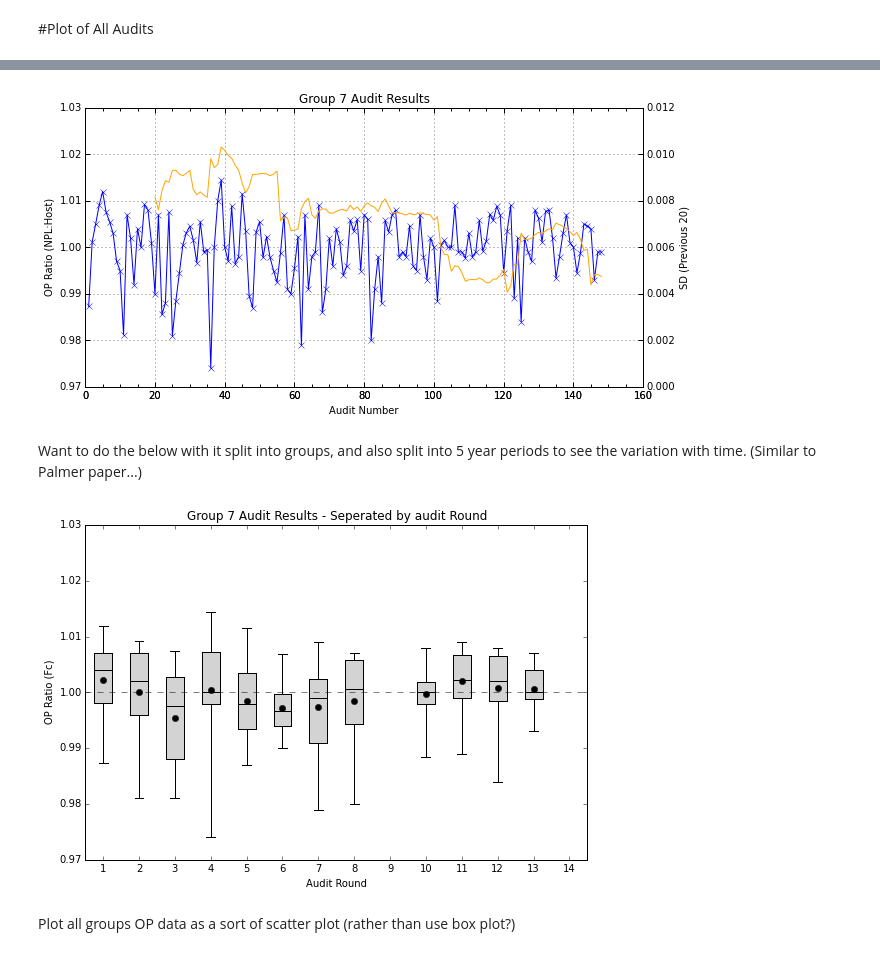
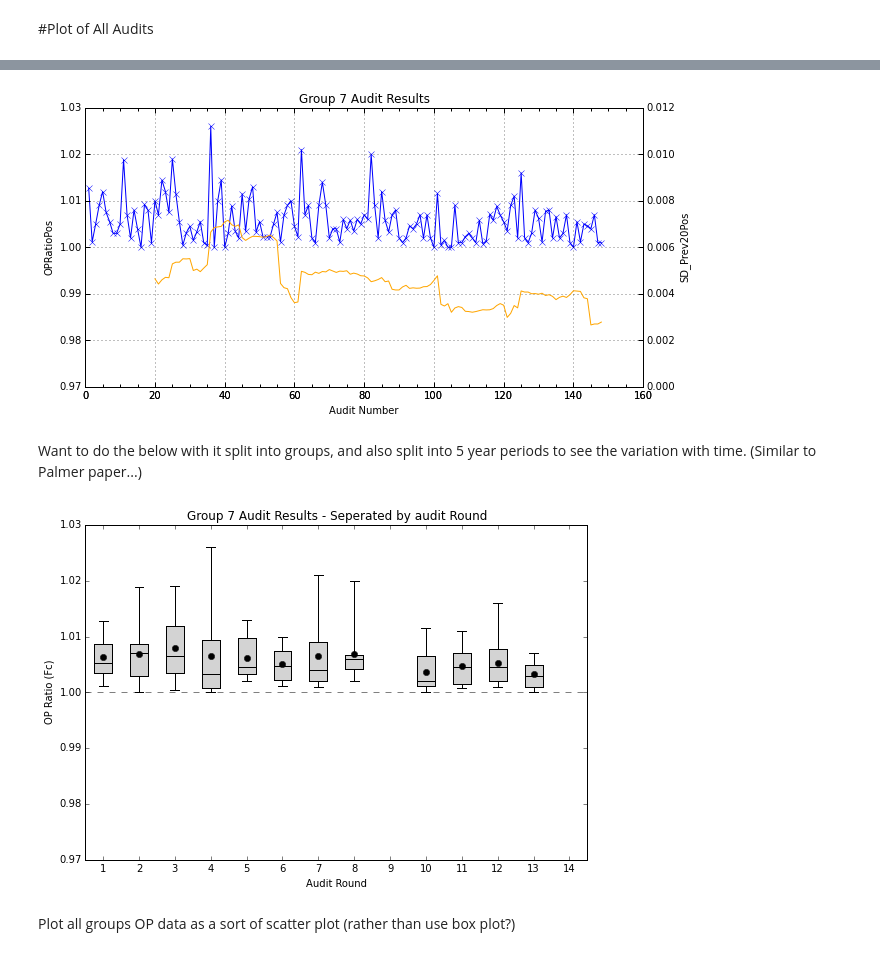
Before and after one commit to mbolt01/InitialCode, a Jupyter notebook: Data Plots - Group7.ipynb, the cells around one changed output, grey strips where cells are left out. Cells and saved outputs as stored; diff of their text form; code cells hidden in the pictures.

```diff
--- a/Data Plots - Group7.ipynb
+++ b/Data Plots - Group7.ipynb
@@ -1,3 +3,6 @@
+# %%
+#name = 'OPRatio'
+name = 'OPRatioPos'
 # %%
 import numpy as np
 import pandas as pd
@@ -19,7 +24,7 @@ Set file to look at containing data
 # %%
 #mainpath = 'C:/Users/mb22/OneDrive/PhD/Quasar Shared/'
 #filepath = 'Data/NPL_Table_All.xlsx'
-filepath = 'Data to Import/SWData.csv'
+filepath = 'Data to Import/G7Data.csv'
 
 #fullpath=mainpath+filepath
 fullpath=cwd+'/'+filepath # use if need to specify full path for some reason.
@@ -161,8 +158,16 @@ data_datesort = plotdata.sort(['Date'], ascending=True) #Sort by date and energy
 
 m = data_datesort     # to allow shorter references to dataframes
 
+if 'Pos' in name:
+    sdname = 'SD_Prev20Pos'
+else:
+    sdname = 'SD_Prev20'
+
 m['SD_Prev20'] = np.nan
 m['SD_Prev20'] = pd.rolling_std(m['OPRatio'],window=20)
 
-m.head()
+m['SD_Prev20Pos'] = np.nan
+m['SD_Prev20Pos'] = pd.rolling_std(m['OPRatioPos'],window=20)
+
+m.tail()
 # %% [output]
@@ -175,36 +180,36 @@ m.head()
 # %%
 #m = mv_data_datesort
 
 pylab.rcParams['figure.figsize'] = 10, 5 # change size of figures
 fig1 = plt.figure()
 axes1 = fig1.add_subplot(1,1,1)
 plt.title('Group 7 Audit Results')
 plt.xlabel("Audit Number")
-plt.ylabel("OP Ratio (NPL:Host)")
+plt.ylabel(name)
 plt.ylim(0.97, 1.03)
 axes1.xaxis.set_minor_locator(AutoMinorLocator(4)) #used to set the number of minor ticks between major ticks
 plt.tick_params(which='major', width=1, length=5)
 plt.tick_params(which='minor', width=1, length=3)
 plt.grid(True, which='major')
 
-x=np.arange(1,m['OPRatio'].count()+1)
-y=m['OPRatio']
+x=np.arange(1,m[name].count()+1)
+y=m[name]
 #yerr=(m['OPError']*m['OPRatio'])/100
 
-ysd=m['SD_Prev20']
+ysd=m[sdname]
 
 #plt.errorbar(x, y, ecolor='black')
 axes2=fig1.add_subplot(111, sharex=axes1, frameon=False)
 axes2.yaxis.tick_right()
 axes2.yaxis.set_label_position('right')
 plt.ylim(0, 0.012)
-plt.ylabel("SD (Previous 20)")
+plt.ylabel(sdname)
 line2=axes2.plot(x,ysd, color='orange')
 line1=axes1.plot(x,y, '-x', color='blue')
 
 #plt.savefig('G7/G7_All_audits.png', bbox_inches='tight', dpi=300)
 # %% [output]
-[figure, old version]
+[figure, new version]
 # %% [markdown]
 Want to do the below with it split into groups, and also split into 5 year periods to see the variation with time. (Similar to Palmer paper...)
 # %%
@@ -217,20 +222,20 @@ Want to do the below with it split into groups, and also split into 5 year perio
 
 #m = mv_data_datesort
 
-g1 = m.loc[m['Round']==1, ['OPRatio']]
-g2 = m.loc[m['Round']==2, ['OPRatio']]
-g3 = m.loc[m['Round']==3, ['OPRatio']]
-g4 = m.loc[m['Round']==4, ['OPRatio']]
-g5 = m.loc[m['Round']==5, ['OPRatio']]
-g6 = m.loc[m['Round']==6, ['OPRatio']]
-g7 = m.loc[m['Round']==7, ['OPRatio']]
-g8 = m.loc[m['Round']==8, ['OPRatio']]
-g9 = m.loc[m['Round']==9, ['OPRatio']]
-g10 = m.loc[m['Round']==10, ['OPRatio']]
-g11 = m.loc[m['Round']==11, ['OPRatio']]
-g12 = m.loc[m['Round']==12, ['OPRatio']]
-g13 = m.loc[m['Round']==13, ['OPRatio']]
-g14 = m.loc[m['Round']==14, ['OPRatio']]
+g1 = m.loc[m['Round']==1, [name]]
+g2 = m.loc[m['Round']==2, [name]]
+g3 = m.loc[m['Round']==3, [name]]
+g4 = m.loc[m['Round']==4, [name]]
+g5 = m.loc[m['Round']==5, [name]]
+g6 = m.loc[m['Round']==6, [name]]
+g7 = m.loc[m['Round']==7, [name]]
+g8 = m.loc[m['Round']==8, [name]]
+g9 = m.loc[m['Round']==9, [name]]
+g10 = m.loc[m['Round']==10, [name]]
+g11 = m.loc[m['Round']==11, [name]]
+g12 = m.loc[m['Round']==12, [name]]
+g13 = m.loc[m['Round']==13, [name]]
+g14 = m.loc[m['Round']==14, [name]]
 
 grouped=[g1,g2,g3,g4,g5,g6,g7,g8,g9, g10, g11, g12, g13, g14] # this should be able to be done a bit easier without splitting it all up first.
 
@@ -259,7 +264,7 @@ for mean in bp['means']:
 
 #plt.savefig('G7/G7_All_Rounds.png', bbox_inches='tight', dpi=300)
 # %% [output]
-[figure, old version]
+[figure, new version]
 # %% [markdown]
 Plot all groups OP data as a sort of scatter plot (rather than use box plot?)
 # %%
```
Also changed, not shown: parts of 12 cells of this notebook, 2 other files.
